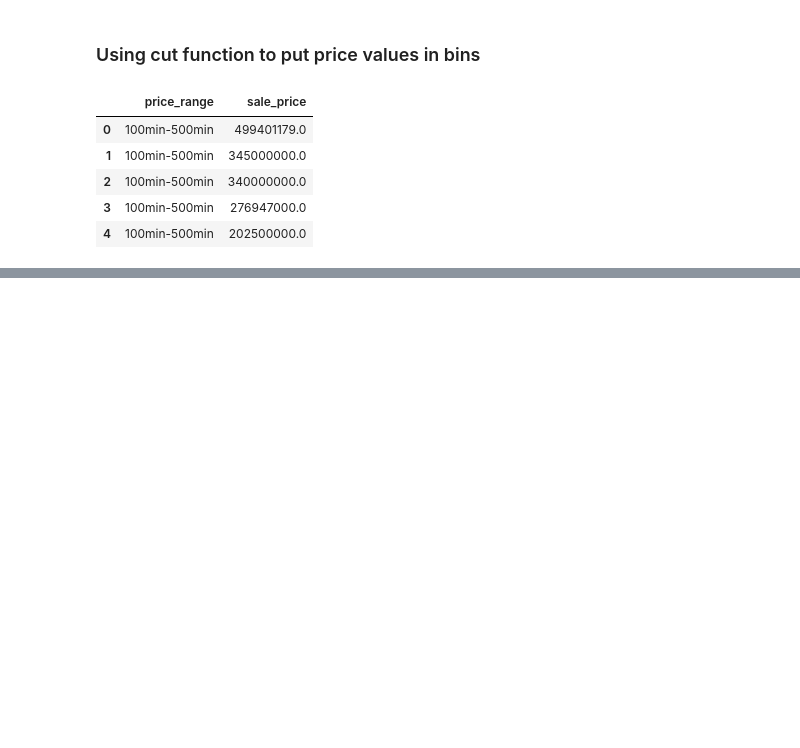
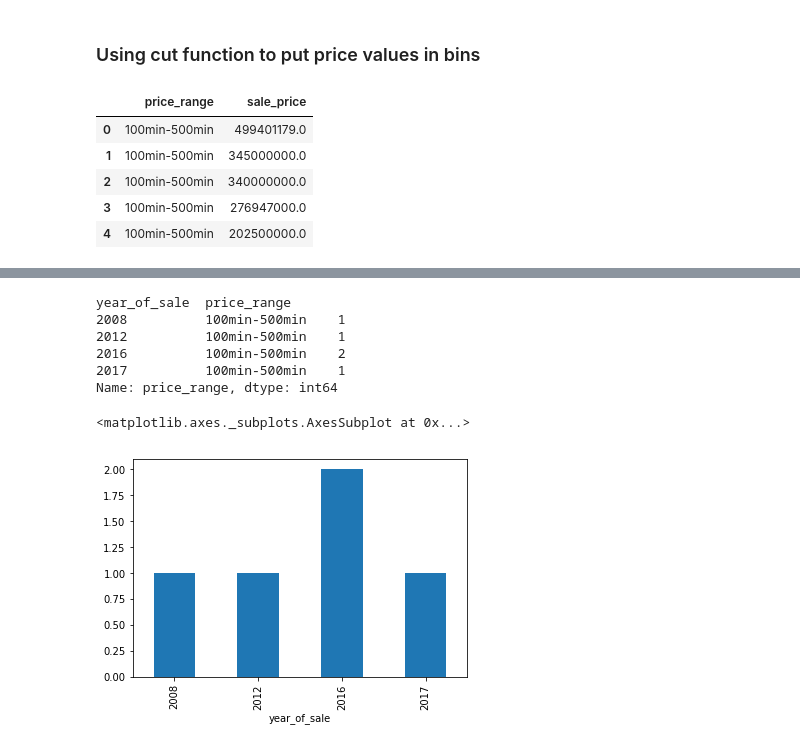
Before and after one commit to deeptirajput/testRepo, a Jupyter notebook: Booklyn_houses.ipynb, the cells around one changed output, grey strips where cells are left out. Drawn from its saved outputs; the diff is of its cells as text; code cells hidden in the pictures; blank space fills up the shorter version.

Commit message:
updated with cleaning of data

```diff
--- a/Booklyn_houses.ipynb
+++ b/Booklyn_houses.ipynb
@@ -165,0 +162,2 @@ KeyboardInterrupt:
+# %%
+housing_data_test = housing_data[:5]
@@ -165,0 +177,14 @@ KeyboardInterrupt:
+# %%
+housing_data_test_count
+# %% [output]
+year_of_sale  price_range
+2008          100min-500min    1
+2012          100min-500min    1
+2016          100min-500min    2
+2017          100min-500min    1
+Name: price_range, dtype: int64
+# %%
+housing_data_test.groupby(['year_of_sale'])['price_range'].size().plot(kind='bar')
+# %% [output]
+<matplotlib.axes._subplots.AxesSubplot at 0x...>
+[figure, added]
```
Also changed, not shown: parts of 51 cells of this notebook.
